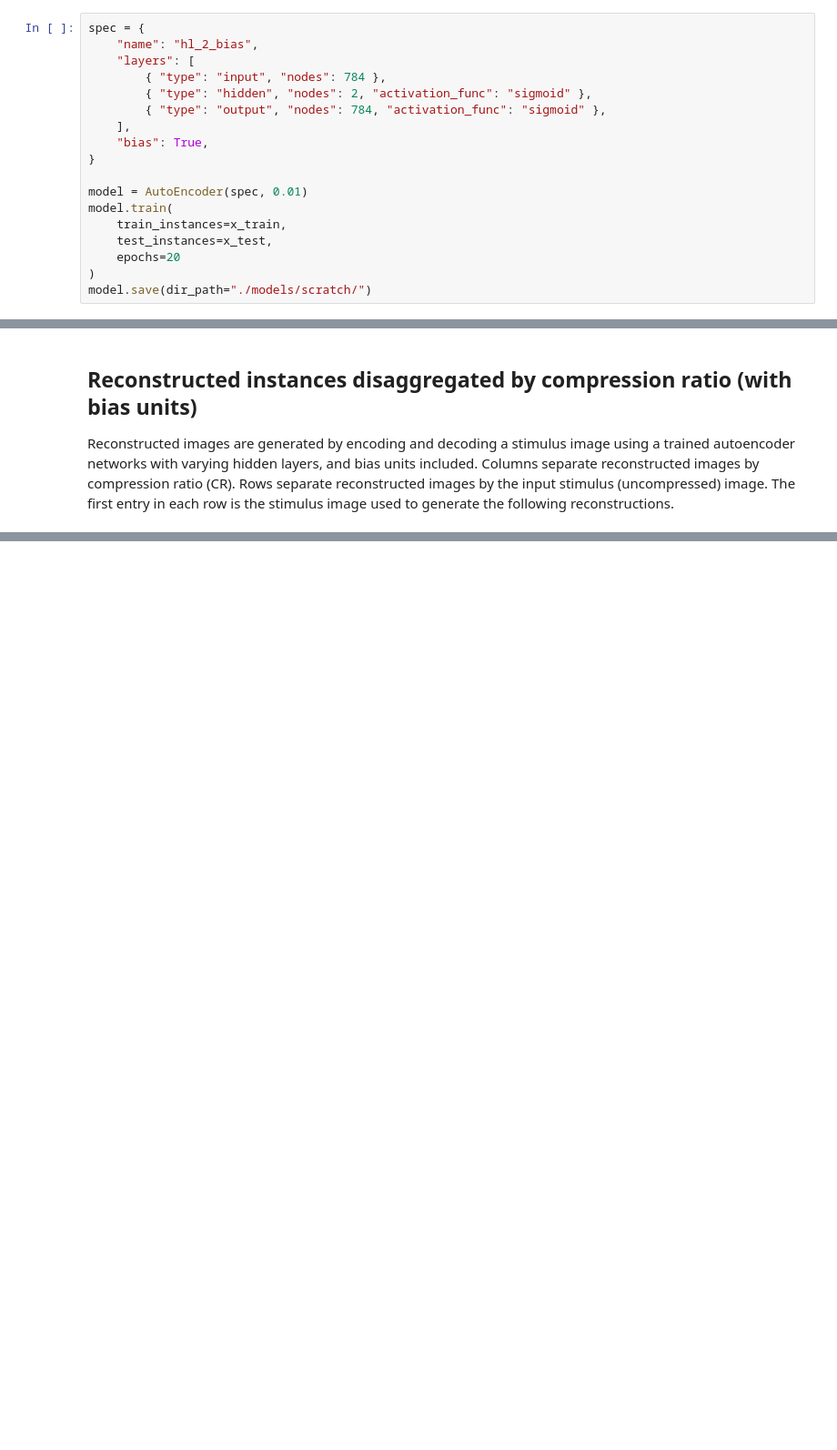
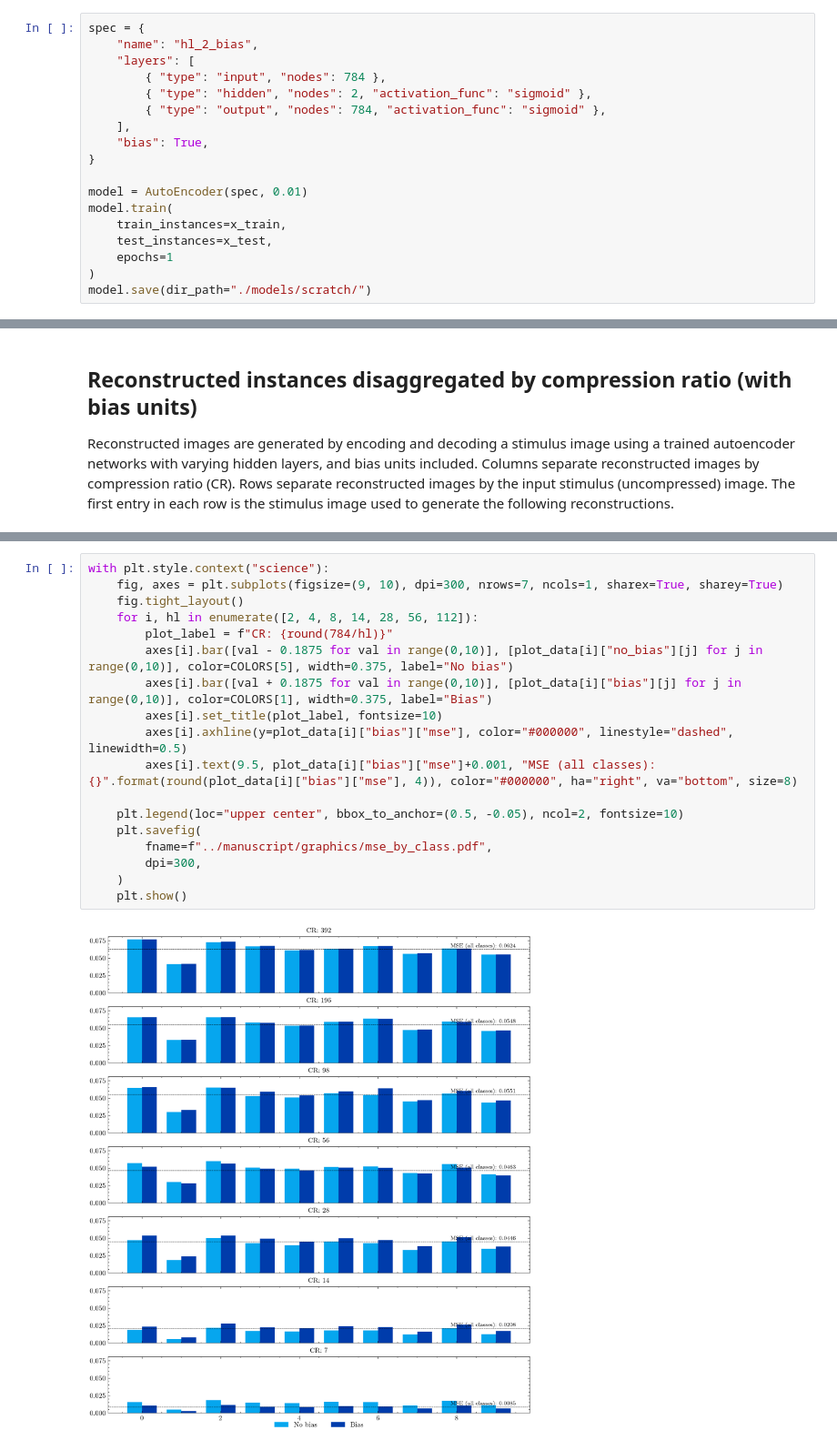
Before and after one commit to HRSAndrabi/autoencoder-compression-ratios, a Jupyter notebook: src/main.ipynb, the cells around one changed output, grey strips where cells are left out. Shown at 91% size. Cells and saved outputs as stored; diff of their text form; blank space fills up the shorter version.

```diff
--- a/src/main.ipynb
+++ b/src/main.ipynb
@@ -340,7 +340,7 @@ model = AutoEncoder(spec, 0.01)
 model.train(
 	train_instances=x_train,
 	test_instances=x_test,
-	epochs=20
+	epochs=1
 )
 model.save(dir_path="./models/scratch/")
 # %% [output]
@@ -635,0 +674,20 @@ Compression ratio: 196 (bias) & 0.0548 \\
+# %%
+with plt.style.context("science"):
+	fig, axes = plt.subplots(figsize=(9, 10), dpi=300, nrows=7, ncols=1, sharex=True, sharey=True)
+	fig.tight_layout()
+	for i, hl in enumerate([2, 4, 8, 14, 28, 56, 112]):
+		plot_label = f"CR: {round(784/hl)}"
+		axes[i].bar([val - 0.1875 for val in range(0,10)], [plot_data[i]["no_bias"][j] for j in range(0,10)], color=COLORS[5], width=0.375, label="No bias")
+		axes[i].bar([val + 0.1875 for val in range(0,10)], [plot_data[i]["bias"][j] for j in range(0,10)], color=COLORS[1], width=0.375, label="Bias")
+		axes[i].set_title(plot_label, fontsize=10)
+		axes[i].axhline(y=plot_data[i]["bias"]["mse"], color="#000000", linestyle="dashed", linewidth=0.5)
+		axes[i].text(9.5, plot_data[i]["bias"]["mse"]+0.001, "MSE (all classes): {}".format(round(plot_data[i]["bias"]["mse"], 4)), color="#000000", ha="right", va="bottom", size=8)
+
+	plt.legend(loc="upper center", bbox_to_anchor=(0.5, -0.05), ncol=2, fontsize=10)
+	plt.savefig(
+		fname=f"../manuscript/graphics/mse_by_class.pdf",
+		dpi=300,
+	)
+	plt.show()
+# %% [output]
+[figure, added]
```
Also changed, not shown: parts of 5 cells of this notebook, 6 other files.
